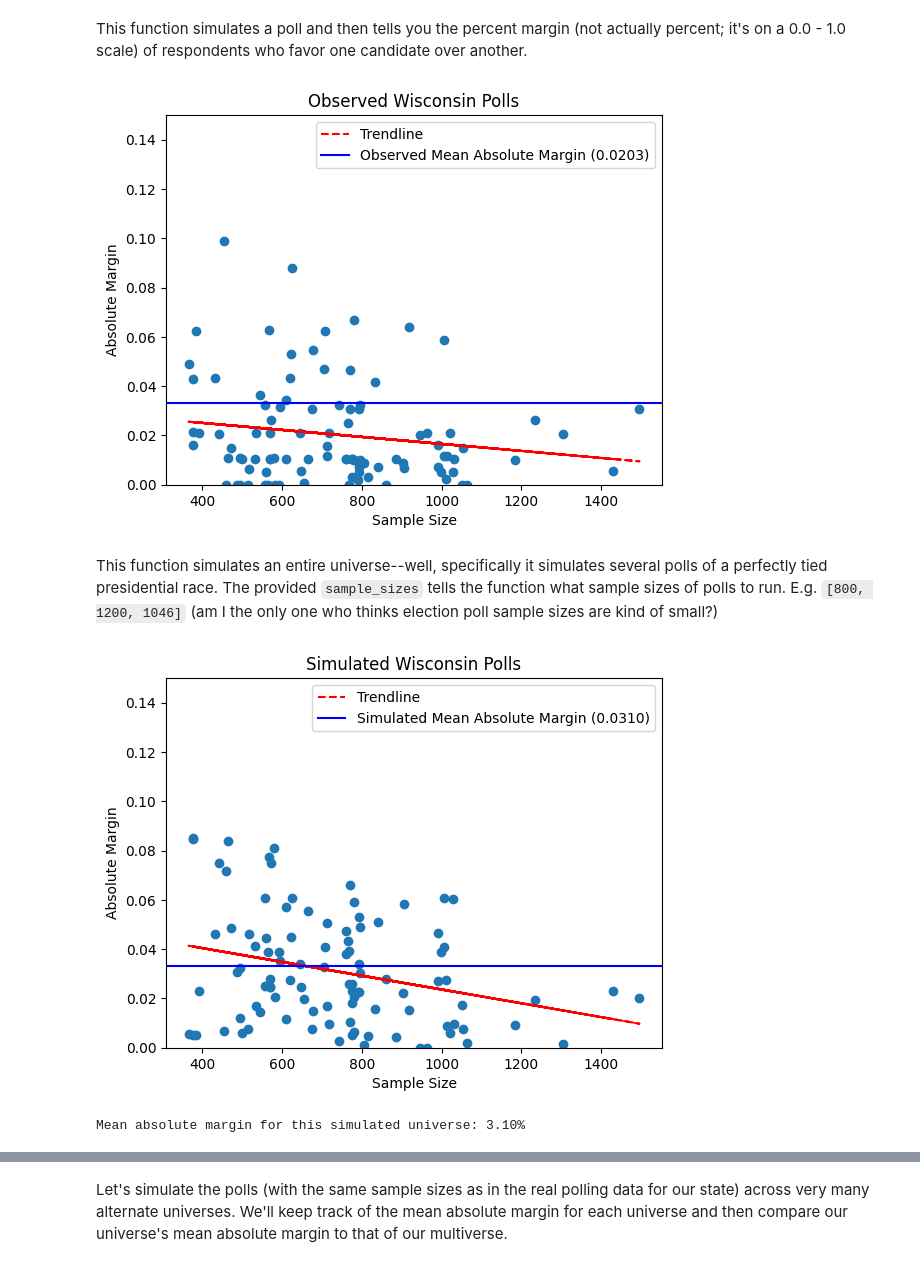
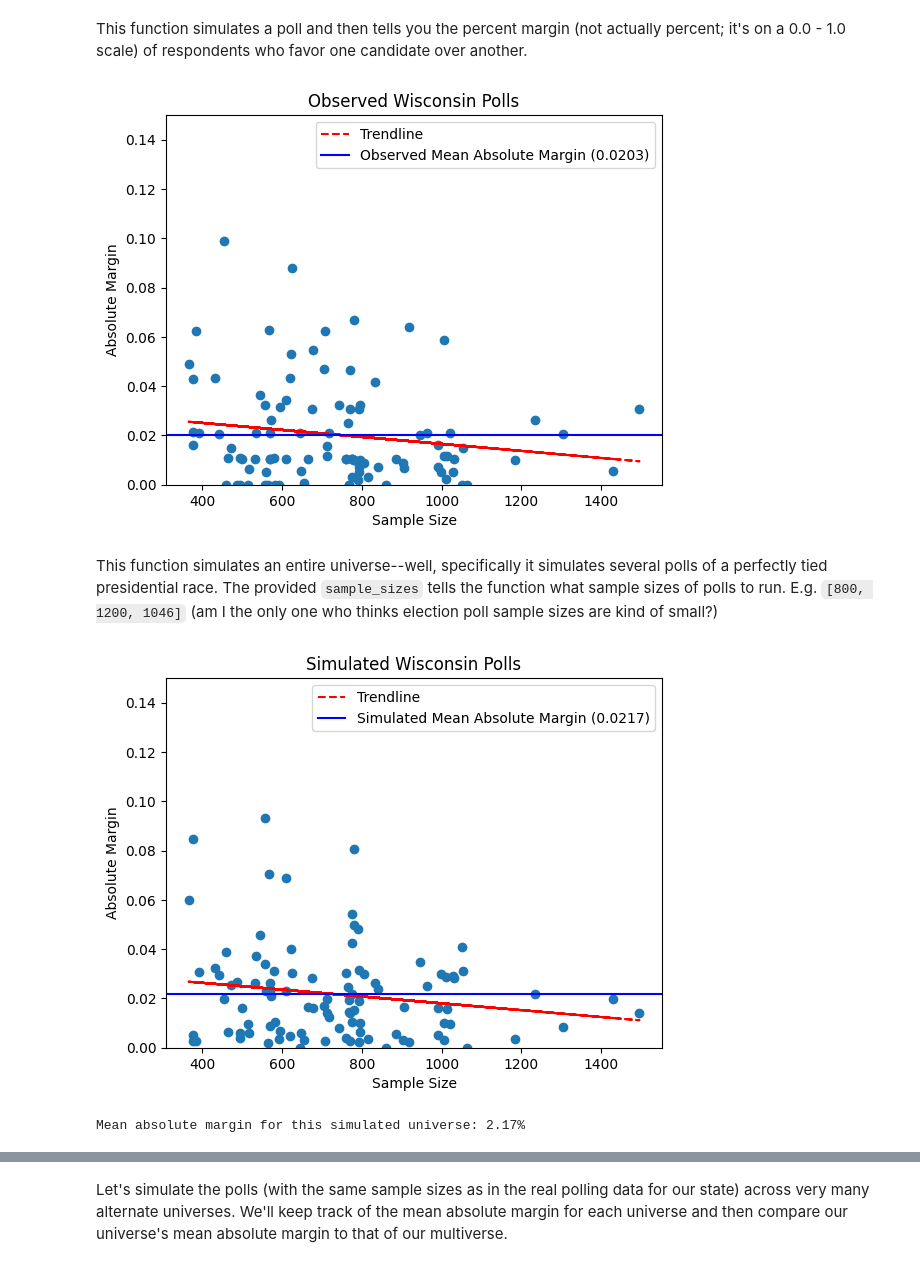
Before and after one commit to boyleconnor/poll-margins-2024, a Jupyter notebook: simulate_polls.ipynb, the cells around one changed output, grey strips where cells are left out. Cells and saved outputs as stored; diff of their text form; code cells hidden in the pictures.

```diff
--- a/simulate_polls.ipynb
+++ b/simulate_polls.ipynb
@@ -71,24 +71,24 @@ def simulate_poll(n: int, harris_share: float = 0.5) -> float:
 # %%
 import matplotlib.pyplot as plt
 
 
 def plot_polls(sample_sizes: list[int], absolute_margins: list[float], universe_type="Simulated"):
     plt.scatter(sample_sizes, absolute_margins)
 
     z = np.polyfit(sample_sizes, absolute_margins, 1)
     p = np.poly1d(z)
     plt.plot(sample_sizes,p(sample_sizes),"r--", label="Trendline")
     plt.ylim(0, 0.15)
     plt.xlabel("Sample Size")
     plt.ylabel("Absolute Margin")
     plt.title(f"{universe_type} {STATE} Polls")
-    plt.axhline(mean_absolute_margin, color="blue", label=f"{universe_type} Mean Absolute Margin ({np.mean(absolute_margins):.4f})")
+    plt.axhline(np.mean(absolute_margins), color="blue", label=f"{universe_type} Mean Absolute Margin ({np.mean(absolute_margins):.4f})")
     plt.legend()
     plt.show()
 
 plot_polls(data["HarrisOrTrumpTotal"], data["AbsoluteMargin"], universe_type="Observed")
 # %% [output]
-[figure, old version]
+[figure, new version]
 # %% [markdown]
 This function simulates an entire universe--well, specifically it simulates several polls of a perfectly tied presidential race. The provided `sample_sizes` tells the function what sample sizes of polls to run. E.g. `[800, 1200, 1046]` (am I the only one who thinks election poll sample sizes are kind of small?)
 # %%
@@ -108,8 +108,8 @@ def simulate_universe(sample_sizes: list[int], print_results: bool = False, harr
 universe_mam = simulate_universe(data["HarrisOrTrumpTotal"], print_results=True)
 print(f"Mean absolute margin for this simulated universe: {100 * universe_mam:.2f}%")
 # %% [output]
-[figure, old version]
+[figure, new version]
-Mean absolute margin for this simulated universe: 3.10%
+Mean absolute margin for this simulated universe: 2.17%
 # %%
 universe_mams = []
 harris_shares = np.linspace(0.3, 0.7, 100)
```
Also changed, not shown: parts of 5 cells of this notebook, 1 other file.
